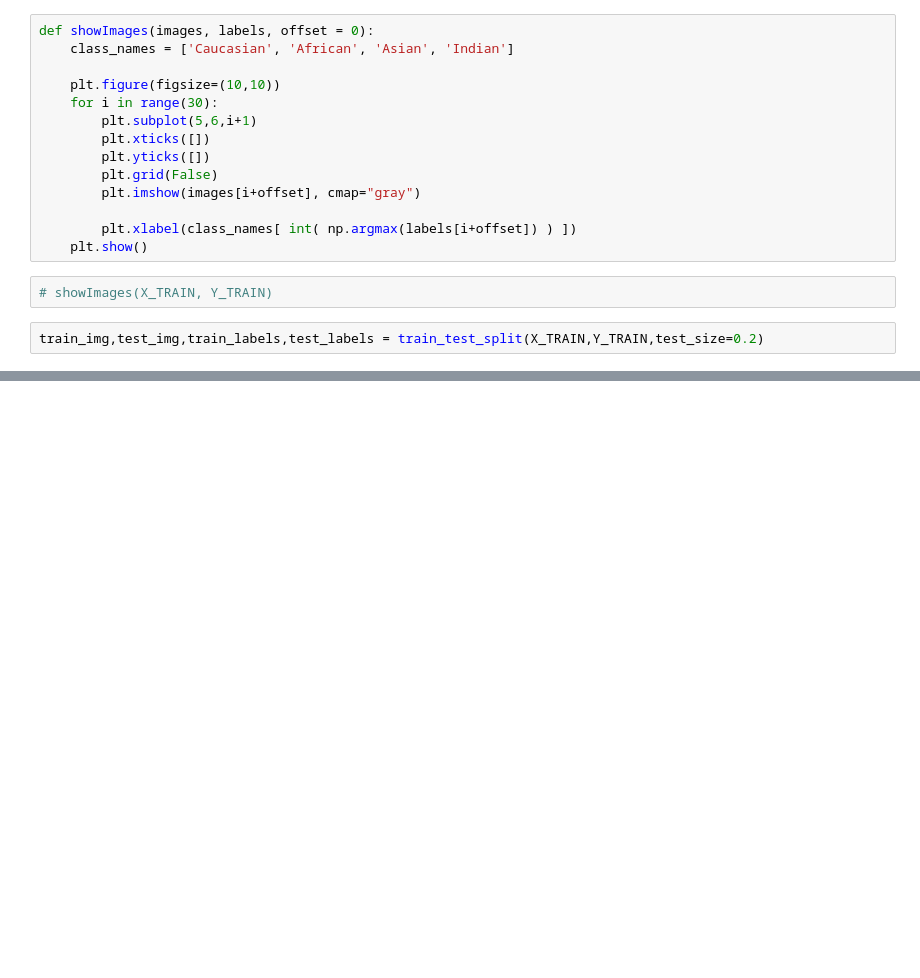
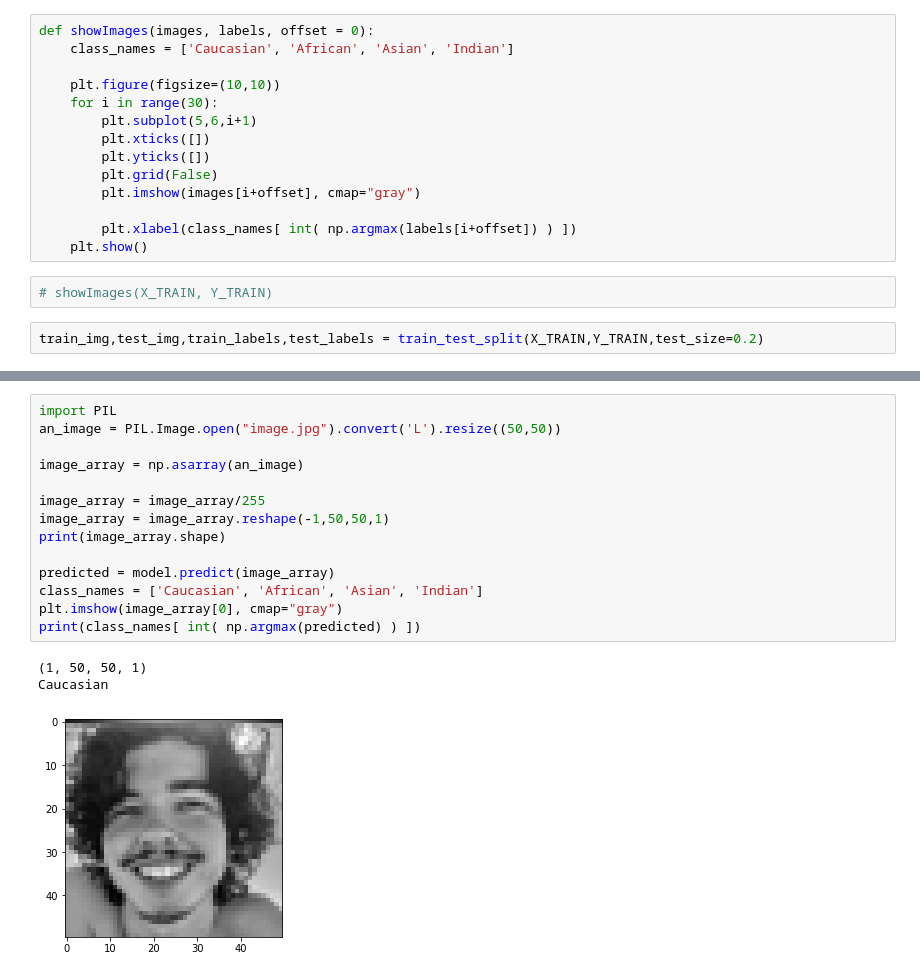
Before and after one commit to Andreps18/Projeto-AAUT, a Jupyter notebook: Classification/class_p2.ipynb, the cells around one changed output, grey strips where cells are left out. Cells and saved outputs as stored; diff of their text form; blank space fills up the shorter version.

```diff
--- a/Classification/class_p2.ipynb
+++ b/Classification/class_p2.ipynb
@@ -134,0 +124,18 @@ print(y_pred[10:40])
+# %%
+import PIL
+an_image = PIL.Image.open("image.jpg").convert('L').resize((50,50))
+
+image_array = np.asarray(an_image)
+
+image_array = image_array/255
+image_array = image_array.reshape(-1,50,50,1)
+print(image_array.shape)
+
+predicted = model.predict(image_array)
+class_names = ['Caucasian', 'African', 'Asian', 'Indian']
+plt.imshow(image_array[0], cmap="gray")
+print(class_names[ int( np.argmax(predicted) ) ])
+# %% [output]
+(1, 50, 50, 1)
+Caucasian
+[figure, added]
```
Also changed, not shown: parts of 5 cells of this notebook, 1 other file.
